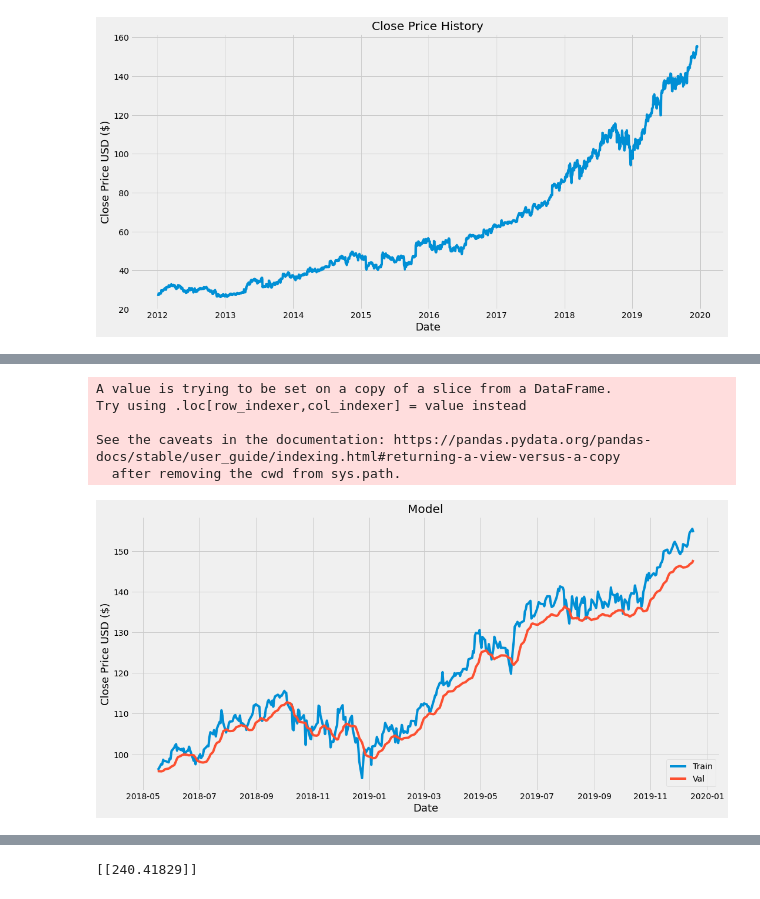
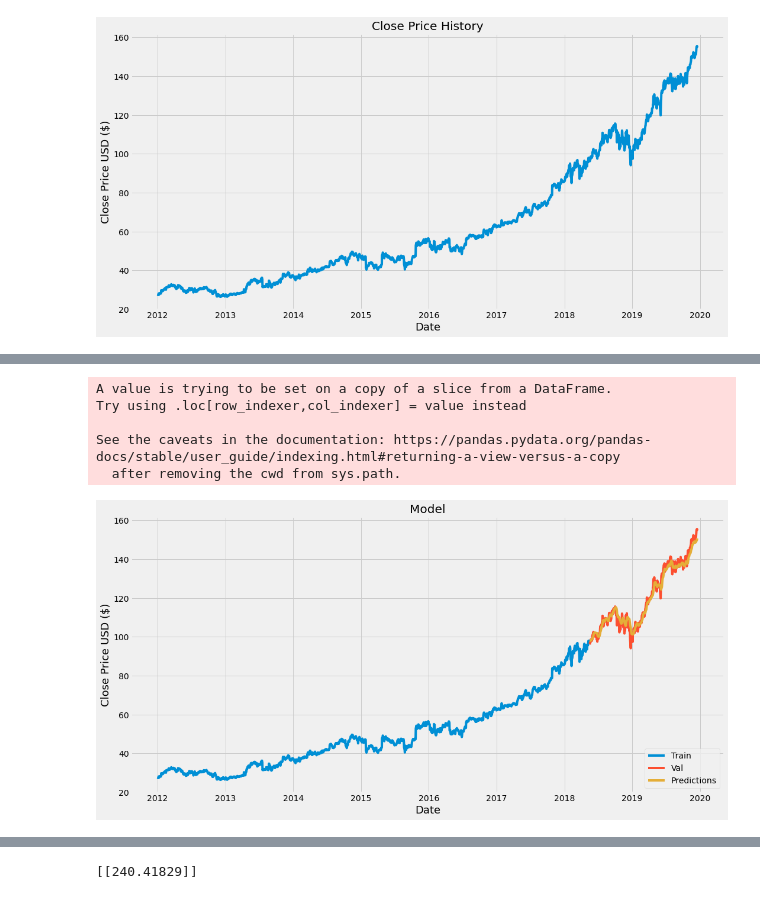
Before and after one commit to gullyboy007/machine-learning-journey, a Jupyter notebook: stock_prediction_lstm.ipynb, the cells around one changed output, grey strips where cells are left out. Cells and saved outputs as stored; diff of their text form; code cells hidden in the pictures.

```diff
--- a/stock_prediction_lstm.ipynb
+++ b/stock_prediction_lstm.ipynb
@@ -123,23 +142,24 @@ rmse
 # %%
 #Plot/Create the data for the graph
 train = data[:training_data_len]
 valid = data[training_data_len:]
 valid['Predictions'] = predictions
 #Visualize the data
 plt.figure(figsize=(16,8))
 plt.title('Model')
 plt.xlabel('Date', fontsize=18)
 plt.ylabel('Close Price USD ($)', fontsize=18)
-#plt.plot(train['Close'])
-plt.plot(valid[['Close', 'Predictions']])
-plt.legend(['Train', 'Val', 'Predictions'], loc='lower right')
+plt.plot(train['Close'])
+
+plt.plot(valid[['Close', 'Predictions',]])
+plt.legend(['Train', 'Val', 'Predictions',], loc='lower right')
 
 plt.savefig('graph1.png')
 plt.show()
 # %% [output]
 A value is trying to be set on a copy of a slice from a DataFrame.
 Try using .loc[row_indexer,col_indexer] = value instead
 
 See the caveats in the documentation: https://pandas.pydata.org/pandas-docs/stable/user_guide/indexing.html#returning-a-view-versus-a-copy
   after removing the cwd from sys.path.
-[figure, old version]
+[figure, new version]
```
Also changed, not shown: parts of 7 cells of this notebook.
